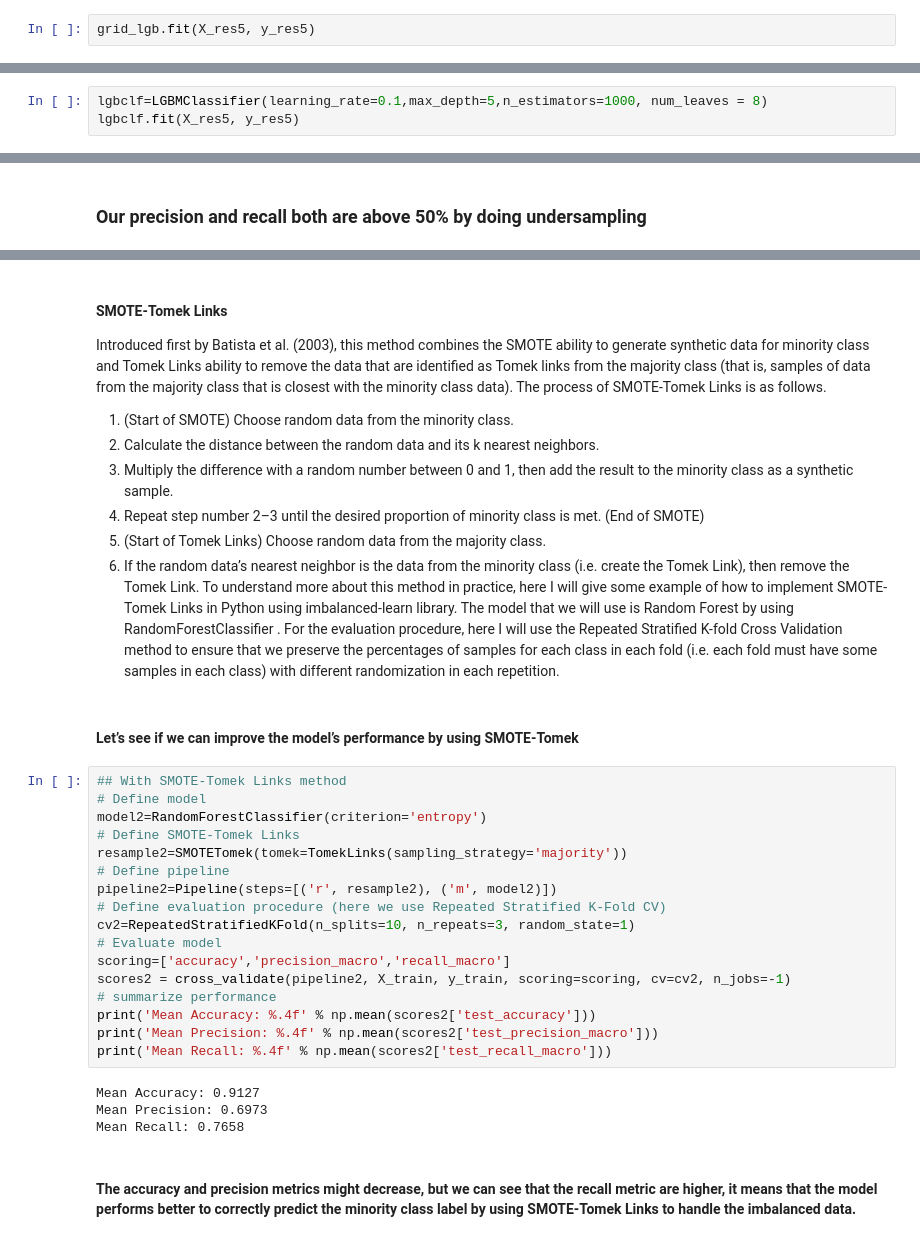
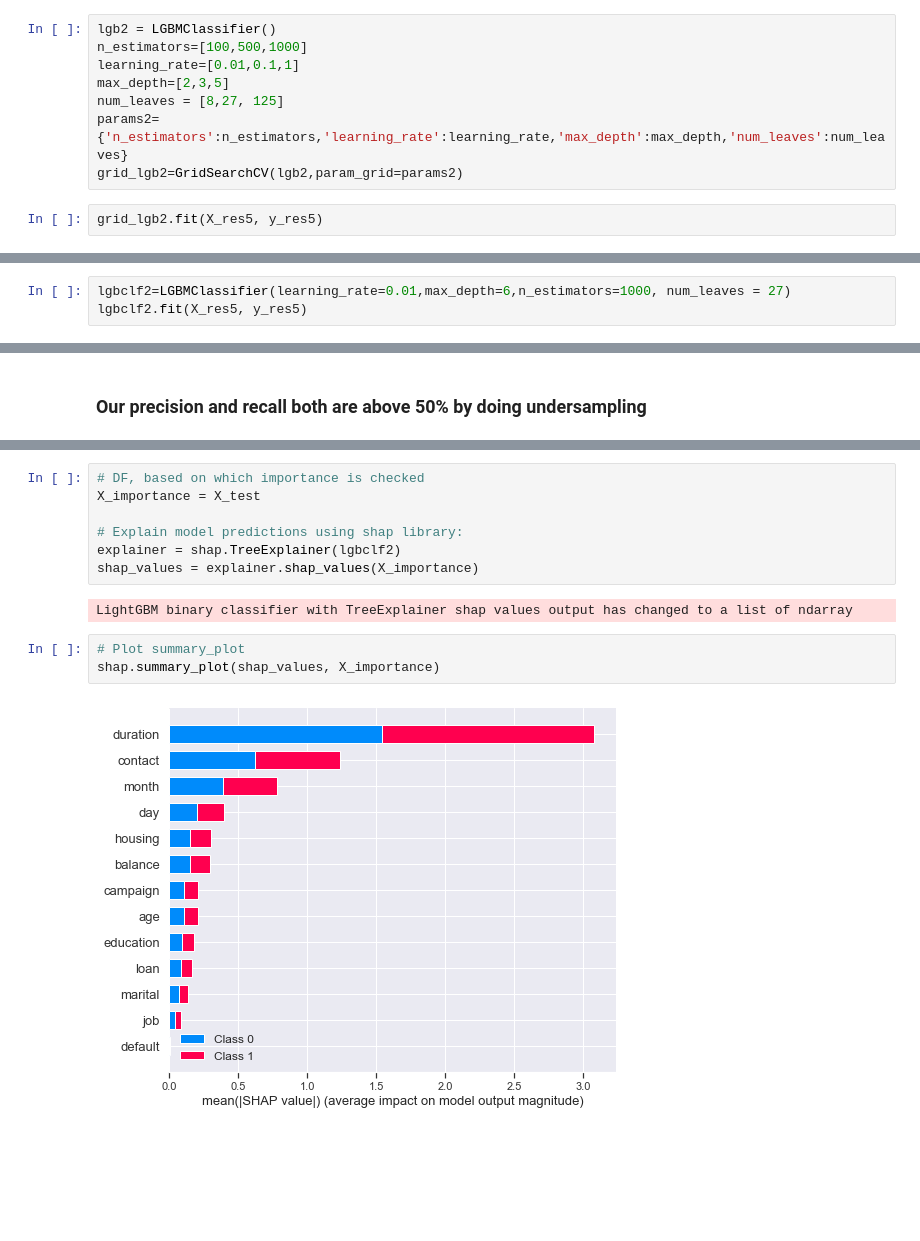
Before and after one commit to anshuydv/Apziva, a Jupyter notebook: project2/part1.ipynb, the cells around one changed output, grey strips where cells are left out. Saved outputs shown, nothing was run; the diff lists cells and outputs as text; blank space fills up the shorter version.

```diff
--- a/project2/part1.ipynb
+++ b/project2/part1.ipynb
@@ -941,8 +776,16 @@ weighted avg       0.93      0.93      0.93      8000
 from imblearn.under_sampling import TomekLinks
 tl = TomekLinks()
 X_res5, y_res5 = tl.fit_resample(X_train, y_train)
+# %%
+lgb2 = LGBMClassifier()
+n_estimators=[100,500,1000]
+learning_rate=[0.01,0.1,1]
+max_depth=[2,3,5]
+num_leaves = [8,27, 125]
+params2={'n_estimators':n_estimators,'learning_rate':learning_rate,'max_depth':max_depth,'num_leaves':num_leaves}
+grid_lgb2=GridSearchCV(lgb2,param_grid=params2)
 # %%
-grid_lgb.fit(X_res5, y_res5)
+grid_lgb2.fit(X_res5, y_res5)
 # %% [output]
 A column-vector y was passed when a 1d array was expected. Please change the shape of y to (n_samples, ), for example using ravel().
 GridSearchCV(estimator=LGBMClassifier(),
@@ -955,6 +798,6 @@ grid_lgb.best_params_
 # %% [output]
 {'learning_rate': 0.01, 'max_depth': 5, 'n_estimators': 1000, 'num_leaves': 27}
 # %%
-lgbclf=LGBMClassifier(learning_rate=0.1,max_depth=5,n_estimators=1000, num_leaves = 8)
-lgbclf.fit(X_res5, y_res5)
+lgbclf2=LGBMClassifier(learning_rate=0.01,max_depth=6,n_estimators=1000, num_leaves = 27)
+lgbclf2.fit(X_res5, y_res5)
 # %% [output]
@@ -1012,35 +820,14 @@ As we can expect from the imbalanced dataset, the accuracy metric score is very
-# %% [markdown]
-#### SMOTE-Tomek Links
-Introduced first by Batista et al. (2003), this method combines the SMOTE ability to generate synthetic data for minority class and Tomek Links ability to remove the data that are identified as Tomek links from the majority class (that is, samples of data from the majority class that is closest with the minority class data). The process of SMOTE-Tomek Links is as follows.
-1. (Start of SMOTE) Choose random data from the minority class.
-2. Calculate the distance between the random data and its k nearest neighbors.
-3. Multiply the difference with a random number between 0 and 1, then add the result to the minority class as a synthetic sample.
-4. Repeat step number 2–3 until the desired proportion of minority class is met. (End of SMOTE)
-5. (Start of Tomek Links) Choose random data from the majority class.
-6. If the random data’s nearest neighbor is the data from the minority class (i.e. create the Tomek Link), then remove the Tomek Link.
-To understand more about this method in practice, here I will give some example of how to implement SMOTE-Tomek Links in Python using imbalanced-learn library. The model that we will use is Random Forest by using RandomForestClassifier . For the evaluation procedure, here I will use the Repeated Stratified K-fold Cross Validation method to ensure that we preserve the percentages of samples for each class in each fold (i.e. each fold must have some samples in each class) with different randomization in each repetition.
-# %% [markdown]
-#### Let’s see if we can improve the model’s performance by using SMOTE-Tomek
-# %%
-## With SMOTE-Tomek Links method
-# Define model
-model2=RandomForestClassifier(criterion='entropy')
-# Define SMOTE-Tomek Links
-resample2=SMOTETomek(tomek=TomekLinks(sampling_strategy='majority'))
-# Define pipeline
-pipeline2=Pipeline(steps=[('r', resample2), ('m', model2)])
-# Define evaluation procedure (here we use Repeated Stratified K-Fold CV)
-cv2=RepeatedStratifiedKFold(n_splits=10, n_repeats=3, random_state=1)
-# Evaluate model
-scoring=['accuracy','precision_macro','recall_macro']
-scores2 = cross_validate(pipeline2, X_train, y_train, scoring=scoring, cv=cv2, n_jobs=-1)
-# summarize performance
-print('Mean Accuracy: %.4f' % np.mean(scores2['test_accuracy']))
-print('Mean Precision: %.4f' % np.mean(scores2['test_precision_macro']))
-print('Mean Recall: %.4f' % np.mean(scores2['test_recall_macro']))
-# %% [output]
-Mean Accuracy: 0.9127
-Mean Precision: 0.6973
-Mean Recall: 0.7658
-# %% [markdown]
-#### The accuracy and precision metrics might decrease, but we can see that the recall metric are higher, it means that the model performs better to correctly predict the minority class label by using SMOTE-Tomek Links to handle the imbalanced data.
+# %%
+# DF, based on which importance is checked
+X_importance = X_test
+
+# Explain model predictions using shap library:
+explainer = shap.TreeExplainer(lgbclf2)
+shap_values = explainer.shap_values(X_importance)
+# %% [output]
+LightGBM binary classifier with TreeExplainer shap values output has changed to a list of ndarray
+# %%
+# Plot summary_plot
+shap.summary_plot(shap_values, X_importance)
+# %% [output]
+[figure, added]
```
Also changed, not shown: parts of 70 cells of this notebook.
